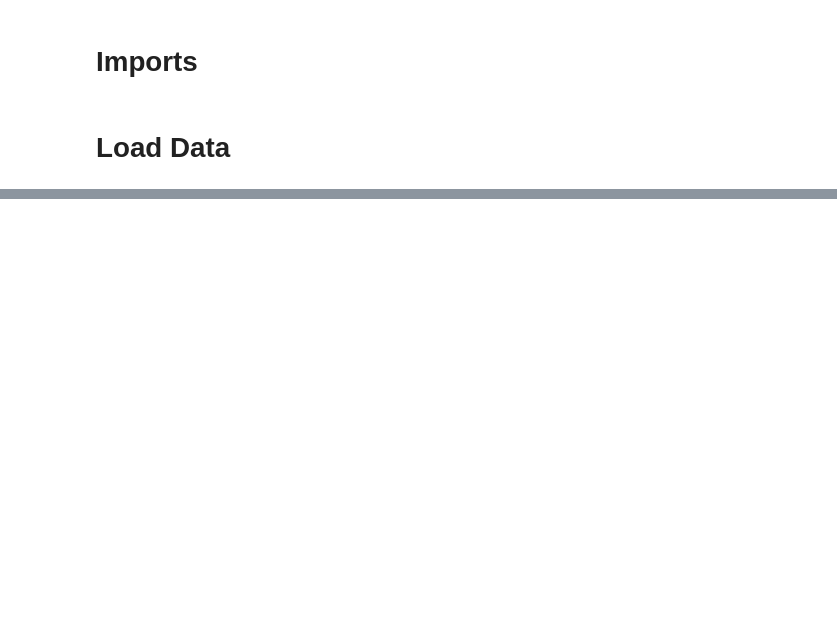
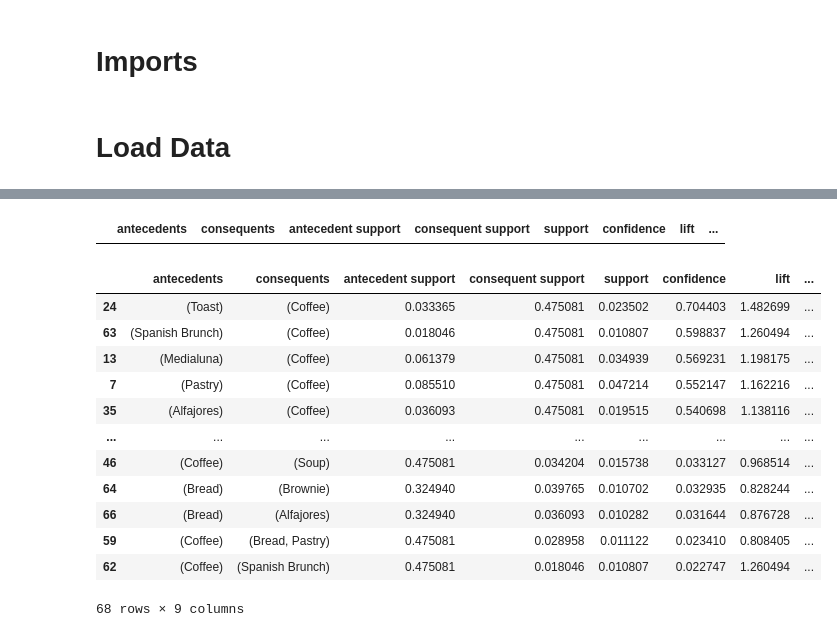
Before and after one commit to Josemvg/Data-Analytics, a Jupyter notebook: Bakery/associationRules/breadBasketAR.ipynb, the cells around one changed output, grey strips where cells are left out. Saved outputs shown, nothing was run; the diff lists cells and outputs as text; code cells hidden in the pictures; blank space fills up the shorter version.

```diff
--- a/Bakery/associationRules/breadBasketAR.ipynb
+++ b/Bakery/associationRules/breadBasketAR.ipynb
@@ -48 +50,5 @@ basketData
 9531 rows × 95 columns
+# %%
+freq_items = apriori(basketData, min_support = 0.01, use_colnames = True, verbose = 1)
+freq_items = freq_items.sort_values("support", ascending = False)
+freq_items
@@ -48,0 +70,22 @@ basketData
+# %%
+df_ar = association_rules(freq_items, metric = "confidence", min_threshold = 0)
+df_ar = df_ar.sort_values("confidence", ascending = False)
+df_ar[(df_ar.support > 0.15) & (df_ar.confidence > 0.5) & (df_ar.lift > 1)]
+# %% [output]
+|  | antecedents | consequents | antecedent support | consequent support | support | confidence | lift | ... |
+# %%
+df_ar
+# %% [output]
+|  | antecedents | consequents | antecedent support | consequent support | support | confidence | lift | ... |
+| 24 | (Toast) | (Coffee) | 0.033365 | 0.475081 | 0.023502 | 0.704403 | 1.482699 | ... |
+| 63 | (Spanish Brunch) | (Coffee) | 0.018046 | 0.475081 | 0.010807 | 0.598837 | 1.260494 | ... |
+| 13 | (Medialuna) | (Coffee) | 0.061379 | 0.475081 | 0.034939 | 0.569231 | 1.198175 | ... |
+| 7 | (Pastry) | (Coffee) | 0.085510 | 0.475081 | 0.047214 | 0.552147 | 1.162216 | ... |
+| 35 | (Alfajores) | (Coffee) | 0.036093 | 0.475081 | 0.019515 | 0.540698 | 1.138116 | ... |
+| ... | ... | ... | ... | ... | ... | ... | ... | ... |
+| 46 | (Coffee) | (Soup) | 0.475081 | 0.034204 | 0.015738 | 0.033127 | 0.968514 | ... |
+| 64 | (Bread) | (Brownie) | 0.324940 | 0.039765 | 0.010702 | 0.032935 | 0.828244 | ... |
+| 66 | (Bread) | (Alfajores) | 0.324940 | 0.036093 | 0.010282 | 0.031644 | 0.876728 | ... |
+| 59 | (Coffee) | (Bread, Pastry) | 0.475081 | 0.028958 | 0.011122 | 0.023410 | 0.808405 | ... |
+| 62 | (Coffee) | (Spanish Brunch) | 0.475081 | 0.018046 | 0.010807 | 0.022747 | 1.260494 | ... |
+68 rows × 9 columns
```
Also changed, not shown: parts of 22 cells of this notebook, 1 other file.
